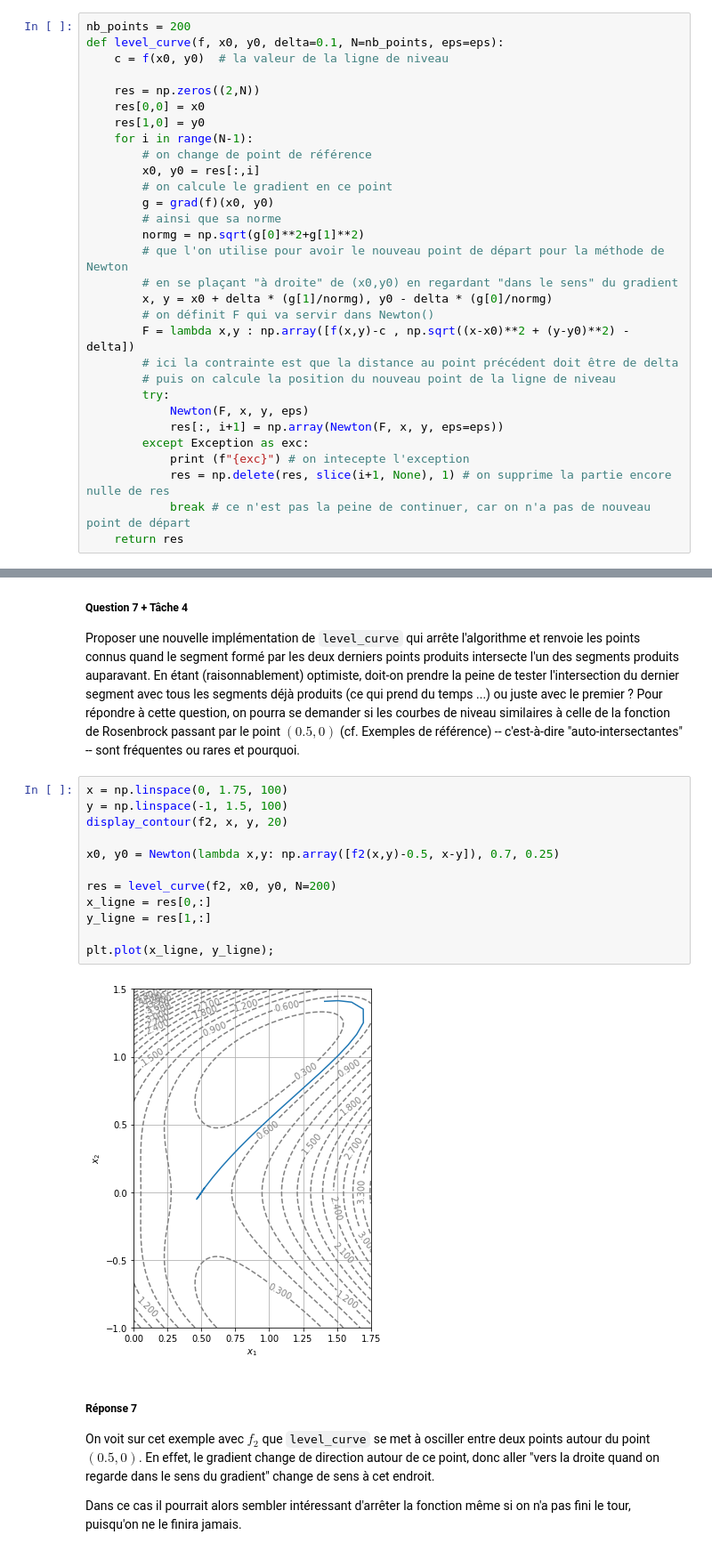
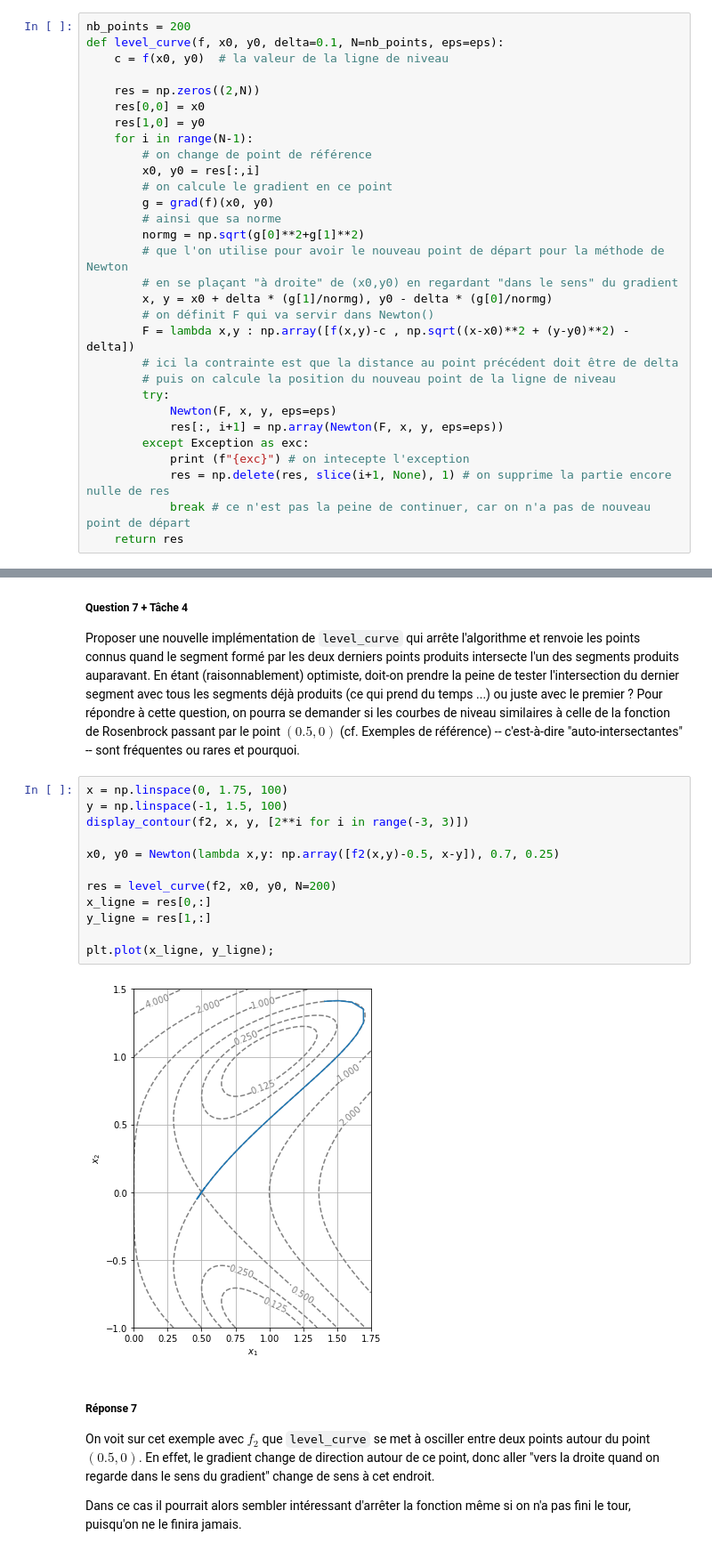
Before and after one commit to LouisJustinTALLOT/projet-UE11, a Jupyter notebook: devoir-ue11-bellon-tallot.ipynb, the cells around one changed output, grey strips where cells are left out. Shown at 89% size. Cells and saved outputs as stored; diff of their text form.

```diff
--- a/devoir-ue11-bellon-tallot.ipynb
+++ b/devoir-ue11-bellon-tallot.ipynb
@@ -346,7 +346,7 @@ def level_curve(f, x0, y0, delta=0.1, N=nb_points, eps=eps):
         # ici la contrainte est que la distance au point précédent doit être de delta
         # puis on calcule la position du nouveau point de la ligne de niveau
         try:
-            Newton(F, x, y, eps)
+            Newton(F, x, y, eps=eps)
             res[:, i+1] = np.array(Newton(F, x, y, eps=eps))
         except Exception as exc:
             print (f"{exc}") # on intecepte l'exception
@@ -421,17 +421,17 @@ Proposer une nouvelle implémentation de `level_curve` qui arrête l'algorithme
 # %%
 x = np.linspace(0, 1.75, 100)
 y = np.linspace(-1, 1.5, 100)
-display_contour(f2, x, y, 20)
+display_contour(f2, x, y, [2**i for i in range(-3, 3)])
 
 x0, y0 = Newton(lambda x,y: np.array([f2(x,y)-0.5, x-y]), 0.7, 0.25)
 
 res = level_curve(f2, x0, y0, N=200)
 x_ligne = res[0,:]
 y_ligne = res[1,:]
 
 plt.plot(x_ligne, y_ligne);
 # %% [output]
-[figure, old version]
+[figure, new version]
 # %% [markdown]
 ##### Réponse 7
 On voit sur cet exemple avec $f_2$ que `level_curve` se met à osciller entre deux points autour du point $(0.5,0)$. En effet, le gradient change de direction autour de ce point, donc aller "vers la droite quand on regarde dans le sens du gradient" change de sens à cet endroit.
```
Also changed, not shown: parts of 6 cells of this notebook.
